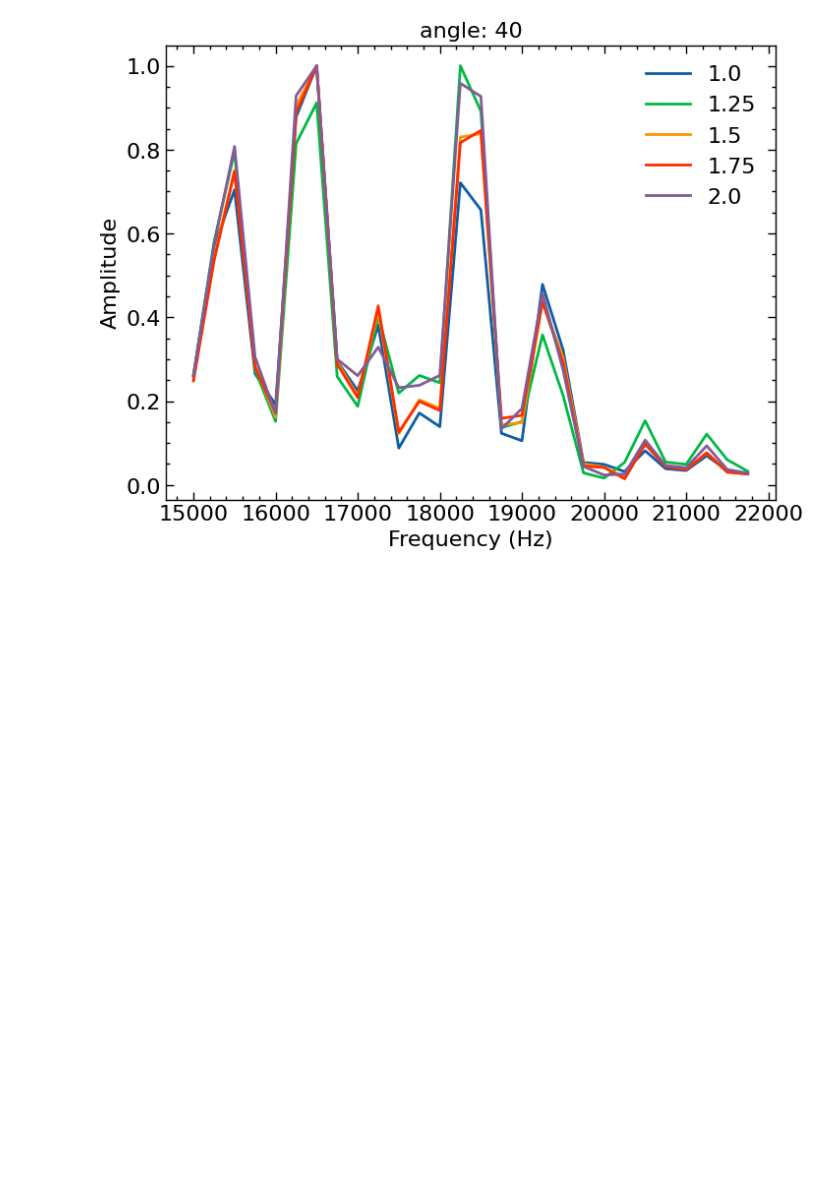
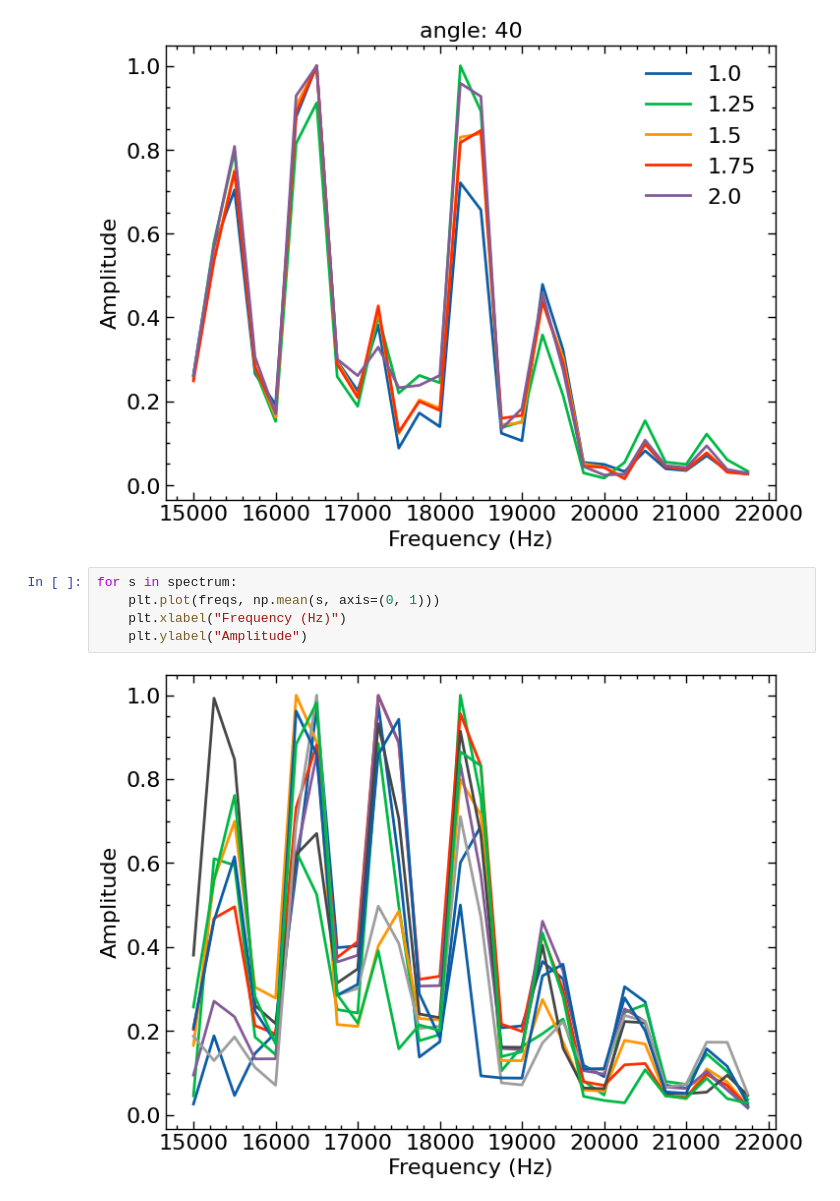
Before and after one commit to auk1709/lab-acoustic, a Jupyter notebook: notebook/direction-distance.ipynb, the cells around one changed output. Drawn from its saved outputs; the diff is of its cells as text; blank space fills up the shorter version.

```diff
--- a/notebook/direction-distance.ipynb
+++ b/notebook/direction-distance.ipynb
@@ -147,3 +147,10 @@ for angle, spec in zip(directions, spectrum):
 [figure]
 [figure]
 [figure]
+# %%
+for s in spectrum:
+    plt.plot(freqs, np.mean(s, axis=(0, 1)))
+    plt.xlabel("Frequency (Hz)")
+    plt.ylabel("Amplitude")
+# %% [output]
+[figure, added]
```
Also changed, not shown: parts of 1 cell of this notebook, 1 other file.
